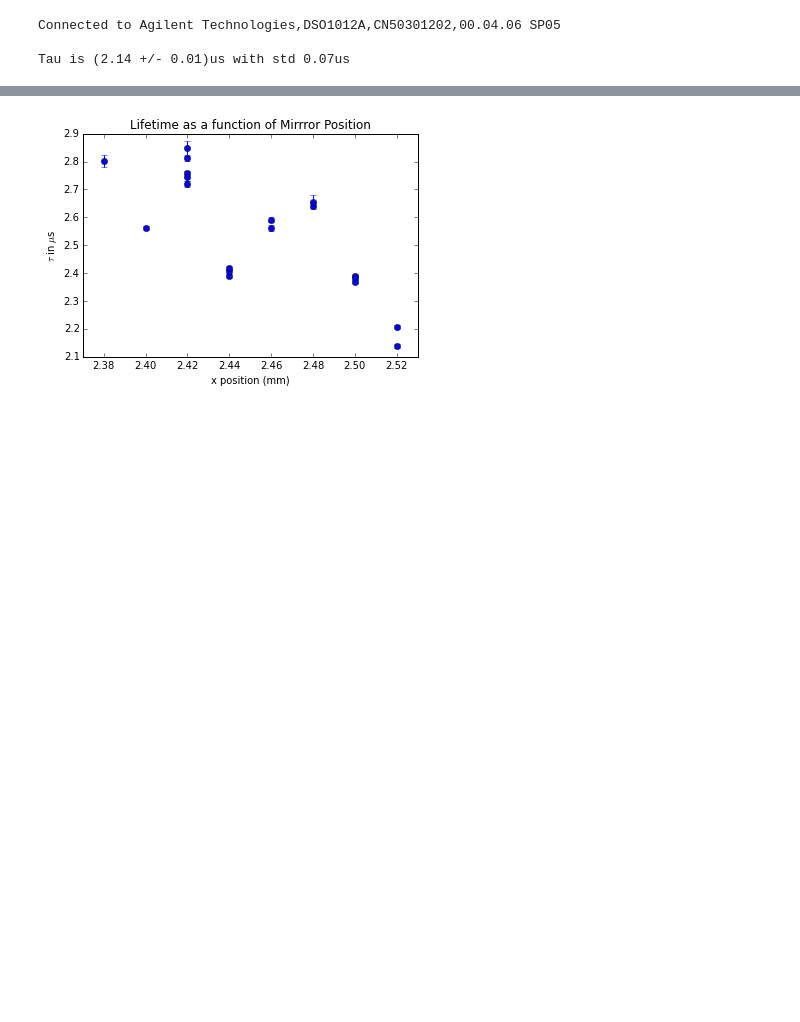
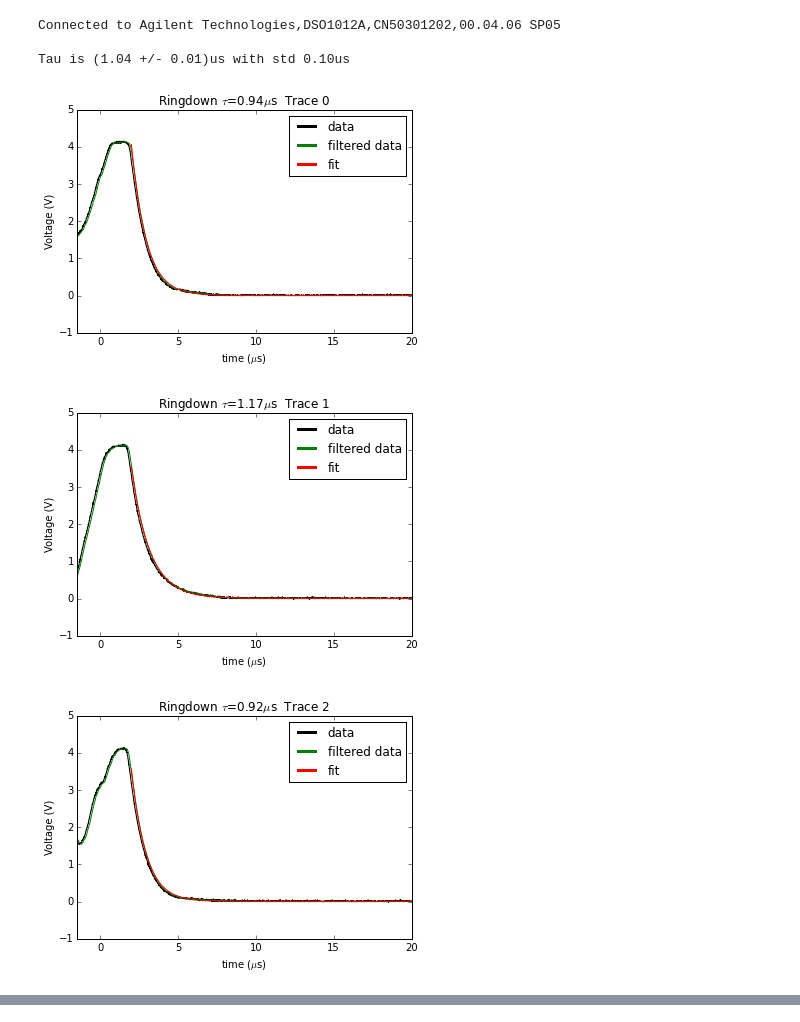
Before and after one commit to zakv/Ringdown_Scope_Code, a Jupyter notebook: Ringdown_Scope_Code.ipynb, the cells around one changed output, grey strips where cells are left out. Drawn from its saved outputs; the diff is of its cells as text; code cells hidden in the pictures; blank space fills up the shorter version.

Commit message:
Cleaned up Jupyter notebook and included reflection calculations into the noteboo

```diff
--- a/Ringdown_Scope_Code.ipynb
+++ b/Ringdown_Scope_Code.ipynb
@@ -11,0 +45,20 @@ import os
+# %%
+#file_pattern='./Ringdown_Data/Mirrors_1_2_Horizontal_Scan_2/horizontal_scan*.pkl'
+#file_pattern='./Ringdown_Data/Mirrors_3_4_Horizontal_Scan_1/horizontal_scan*.pkl'
+#file_pattern='./Ringdown_Data/2015_9_23/First Monika Ringdowns.pkl'
+file_pattern='./Ringdown_Data/2015_9_28/Mixed_2015_3_and_Monika_1_take_*.pkl'
+
+file_list=glob.glob(file_pattern)
+tau_list=[]
+series_list=[]
+for one_file in file_list:
+    one_file=one_file[16:] #Remove ./Ringdown_Data
+    series=instrument.Measurement_Series.load_updated(one_file)
+    tau_list.append((series.tau_mean,series.tau_uncertainty))
+    series_list.append(series)
+tau_list.sort()
+tau_max=tau_list[-1]
+print tau_max
+print
+for tau_tuple in tau_list[-3:]:
+    print tau_tuple
@@ -12,10 +203,20 @@ import os
 # %%
+%matplotlib inline
+n_traces=100
+
 reload(instrument)
 scope=instrument.AgilentScope("/dev/usbtmc0")
-tau_mean,tau_uncertainty,series=scope.measure_tau(100)
-series.position=(2.54,2.00)
-series_list.append(series)
+tau_mean,tau_uncertainty,series=scope.measure_tau(n_traces)
+
+for j in range(10):
+    series.plot_ringdown(j)
+
+series.file_name='First_Reflection_Attempt.pkl'
+series.save()
 # %% [output]
 Connected to Agilent Technologies,DSO1012A,CN50301202,00.04.06 SP05
 
-Tau is (2.14 +/- 0.01)us with std 0.07us
+Tau is (1.04 +/- 0.01)us with std 0.10us
+[figure, added]
+[figure, added]
+[figure, added]
@@ -22,13 +229,0 @@ Tau is (2.14 +/- 0.01)us with std 0.07us
-# %%
-x_array=np.array([series.position[0] for series in series_list])
-tau_array=np.array([series.tau_mean for series in series_list])*1e6
-tau_uncertainties=np.array([series.tau_uncertainty for series in series_list])*1e6
-left_lim,right_lim=min(x_array)-0.01,max(x_array)+0.01
-plt.errorbar(x_array,tau_array,yerr=tau_uncertainties,fmt='o')
-plt.xlim(left_lim,right_lim)
-plt.xlabel(r"x position (mm)")
-plt.ylabel(r"$\tau$ in $\mu$s")
-plt.title(r"Lifetime as a function of Mirrror Position")
-plt.savefig("Ringdown_Data/Mirrors_1_2_Horizontal_Scan_1/plot.png")
-# %% [output]
-[figure, removed]
```
Also changed, not shown: parts of 32 cells of this notebook.
